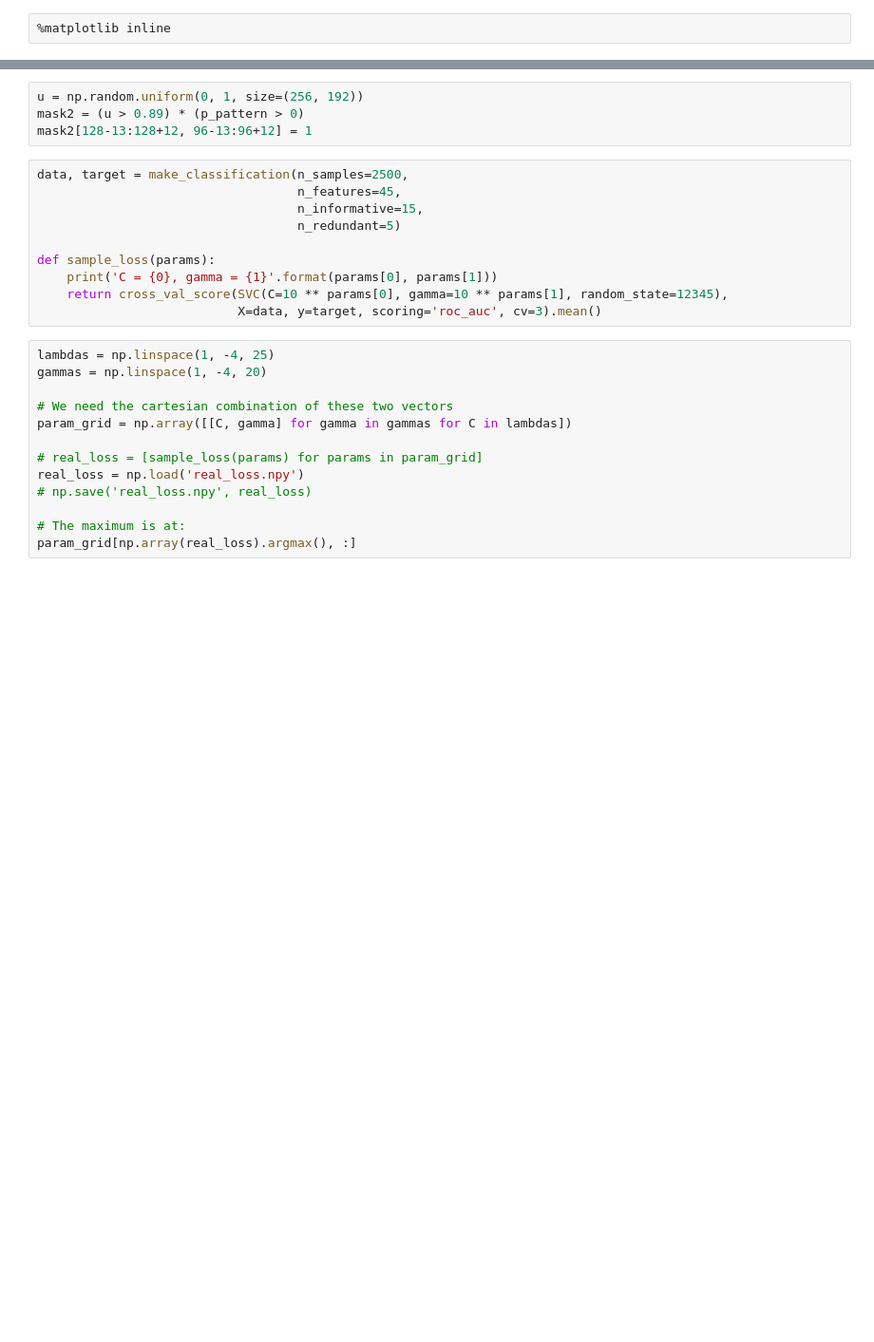
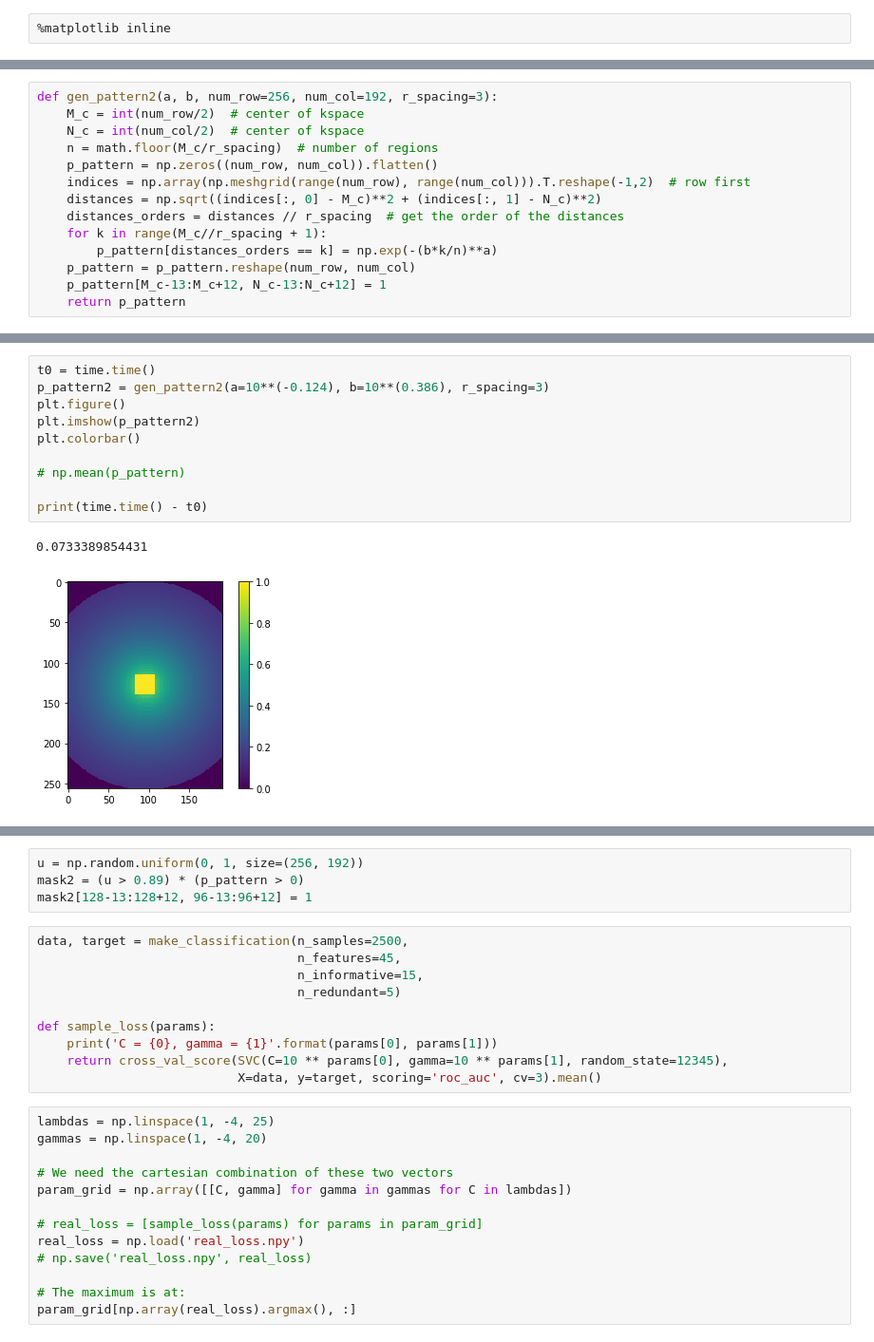
Before and after one commit to Jinwei1209/LARO, a Jupyter notebook: bayesOpt/sum-opt.ipynb, the cells around one changed output, grey strips where cells are left out. Shown at 95% size. Saved outputs shown, nothing was run; the diff lists cells and outputs as text; blank space fills up the shorter version.

Commit message:
Fast version of gen_pattern

```diff
--- a/bayesOpt/sum-opt.ipynb
+++ b/bayesOpt/sum-opt.ipynb
@@ -37,4 +33,18 @@ def gen_pattern(a, b, r_spacing=3, sampling_ratio=0.1):
     # keep the center square for calibration
     p_pattern[M_c-13:M_c+12, N_c-13:N_c+12] = 1
     return p_pattern
+# %%
+def gen_pattern2(a, b, num_row=256, num_col=192, r_spacing=3):
+    M_c = int(num_row/2)  # center of kspace
+    N_c = int(num_col/2)  # center of kspace
+    n = math.floor(M_c/r_spacing)  # number of regions
+    p_pattern = np.zeros((num_row, num_col)).flatten()
+    indices = np.array(np.meshgrid(range(num_row), range(num_col))).T.reshape(-1,2)  # row first
+    distances = np.sqrt((indices[:, 0] - M_c)**2 + (indices[:, 1] - N_c)**2)
+    distances_orders = distances // r_spacing  # get the order of the distances
+    for k in range(M_c//r_spacing + 1):
+        p_pattern[distances_orders == k] = np.exp(-(b*k/n)**a)
+    p_pattern = p_pattern.reshape(num_row, num_col)
+    p_pattern[M_c-13:M_c+12, N_c-13:N_c+12] = 1
+    return p_pattern
 # %%
@@ -49,4 +62,17 @@ np.mean(p_pattern)
 [figure]
+# %%
+t0 = time.time()
+p_pattern2 = gen_pattern2(a=10**(-0.124), b=10**(0.386), r_spacing=3)
+plt.figure()
+plt.imshow(p_pattern2)
+plt.colorbar()
+
+# np.mean(p_pattern)
+
+print(time.time() - t0)
+# %% [output]
+0.0733389854431
+[figure, added]
 # %%
 u = np.random.uniform(0, np.mean(p_pattern)/0.1, size=(256, 192))
 mask = p_pattern>u
```
Also changed, not shown: parts of 4 cells of this notebook, 6 other files.
